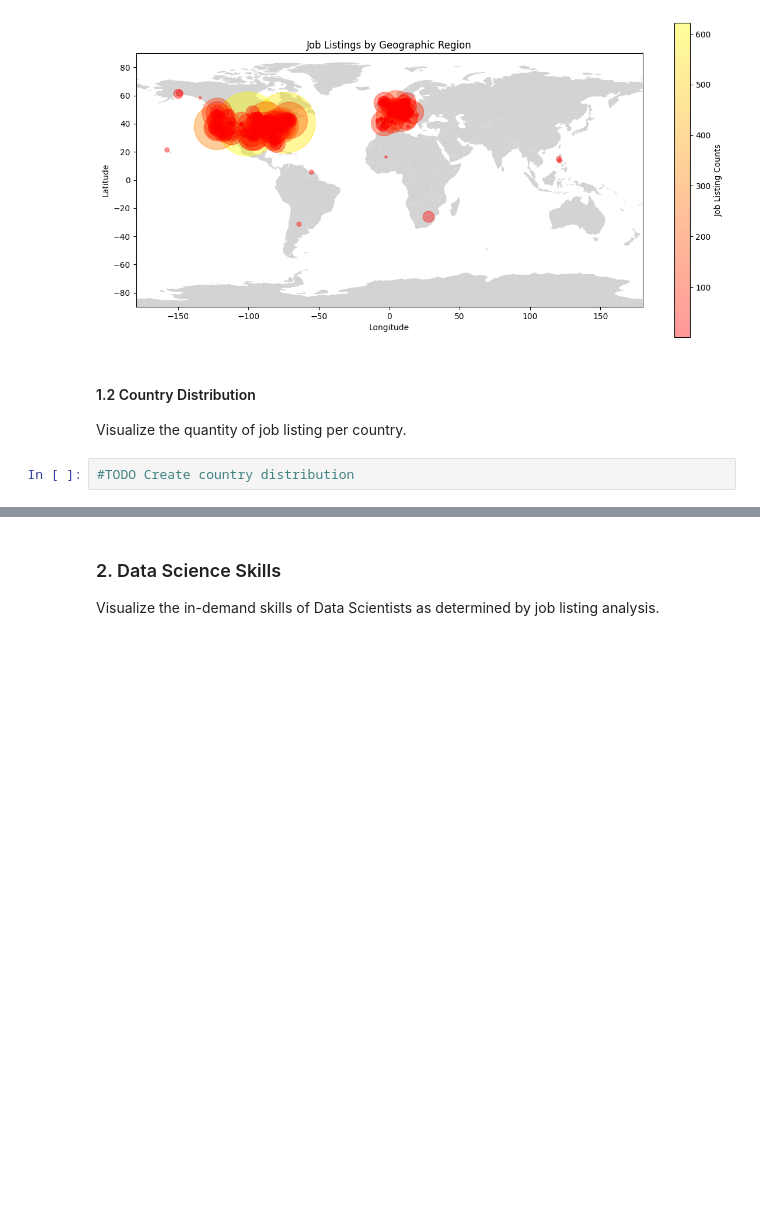
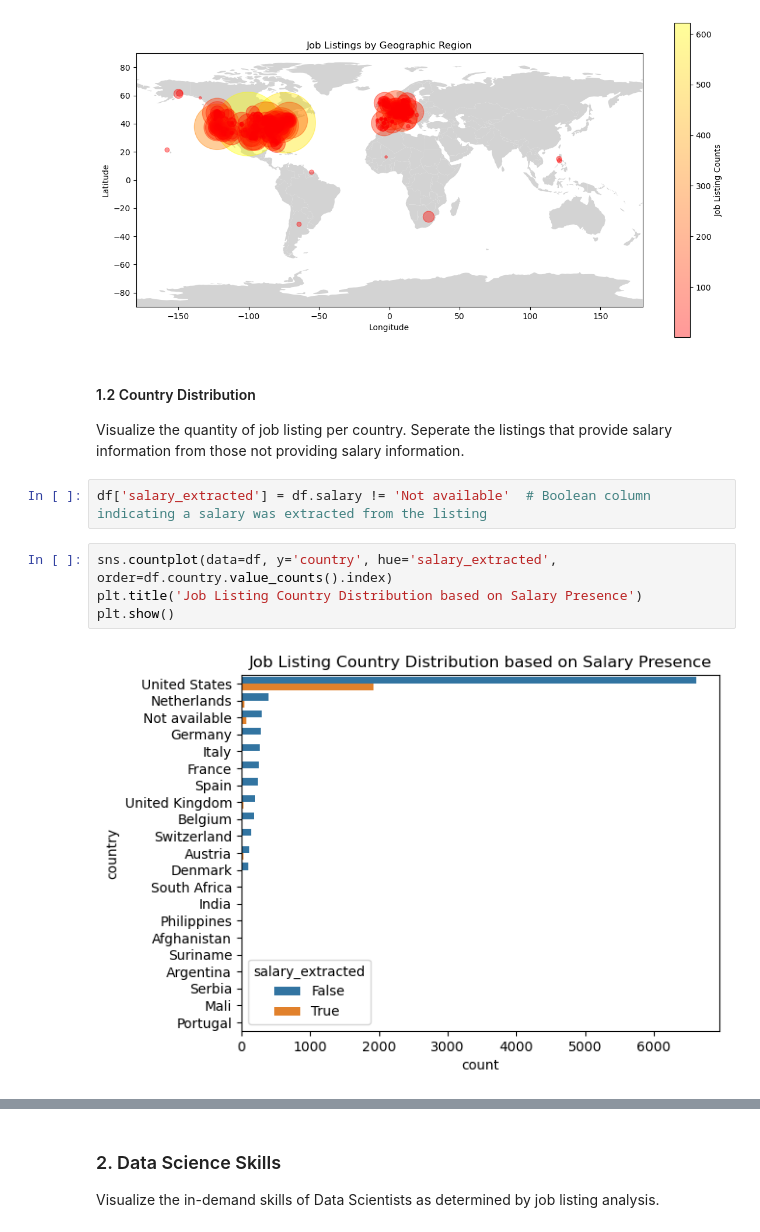
Before and after one commit to trav-d13/Data-Science-Job-Market-Analysis, a Jupyter notebook: eda.ipynb, the cells around one changed output, grey strips where cells are left out. Saved outputs shown, nothing was run; the diff lists cells and outputs as text; blank space fills up the shorter version.

```diff
--- a/eda.ipynb
+++ b/eda.ipynb
@@ -111,5 +112,12 @@ plt.show()
 #### 1.2 Country Distribution
 
 Visualize the quantity of job listing per country.
+Seperate the listings that provide salary information from those not providing salary information.
+# %%
+df['salary_extracted'] = df.salary != 'Not available'  # Boolean column indicating a salary was extracted from the listing
 # %%
-#TODO Create country distribution
+sns.countplot(data=df, y='country', hue='salary_extracted', order=df.country.value_counts().index)
+plt.title('Job Listing Country Distribution based on Salary Presence')
+plt.show()
+# %% [output]
+[figure, added]
```
Also changed, not shown: parts of 5 cells of this notebook.
